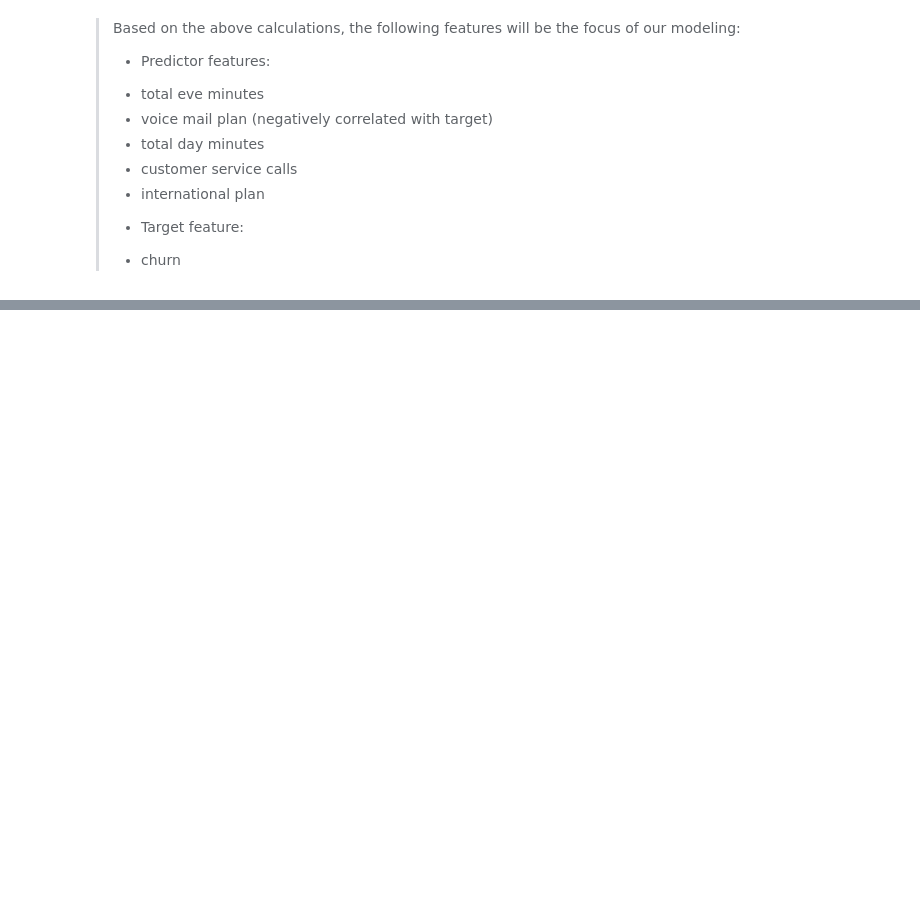
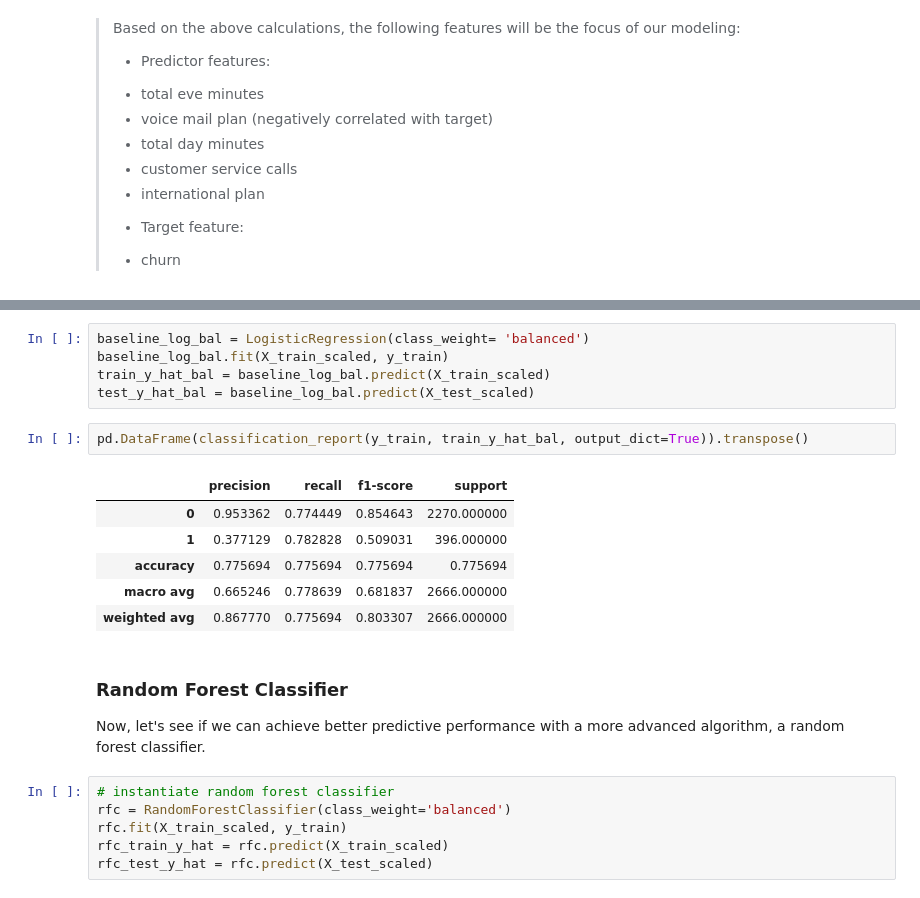
Before and after one commit to terminalcoder/Churn-in-Telecom, a Jupyter notebook: notebook.ipynb, the cells around one changed output, grey strips where cells are left out. Cells and saved outputs as stored; diff of their text form; blank space fills up the shorter version.

```diff
--- a/notebook.ipynb
+++ b/notebook.ipynb
@@ -183,0 +223,23 @@ In this section we begin with a basic logistic regression model & iteratively mo
+# %%
+baseline_log_bal = LogisticRegression(class_weight= 'balanced')
+baseline_log_bal.fit(X_train_scaled, y_train)
+train_y_hat_bal = baseline_log_bal.predict(X_train_scaled)
+test_y_hat_bal = baseline_log_bal.predict(X_test_scaled)
+# %%
+pd.DataFrame(classification_report(y_train, train_y_hat_bal, output_dict=True)).transpose()
+# %% [output]
+|  | precision | recall | f1-score | support |
+| 0 | 0.953362 | 0.774449 | 0.854643 | 2270.000000 |
+| 1 | 0.377129 | 0.782828 | 0.509031 | 396.000000 |
+| accuracy | 0.775694 | 0.775694 | 0.775694 | 0.775694 |
+| macro avg | 0.665246 | 0.778639 | 0.681837 | 2666.000000 |
+| weighted avg | 0.867770 | 0.775694 | 0.803307 | 2666.000000 |
+# %% [markdown]
+### Random Forest Classifier
+Now, let's see if we can achieve better predictive performance with a more advanced algorithm, a random forest classifier.
+# %%
+# instantiate random forest classifier
+rfc = RandomForestClassifier(class_weight='balanced')
+rfc.fit(X_train_scaled, y_train)
+rfc_train_y_hat = rfc.predict(X_train_scaled)
+rfc_test_y_hat = rfc.predict(X_test_scaled)
```
Also changed, not shown: parts of 20 cells of this notebook.
